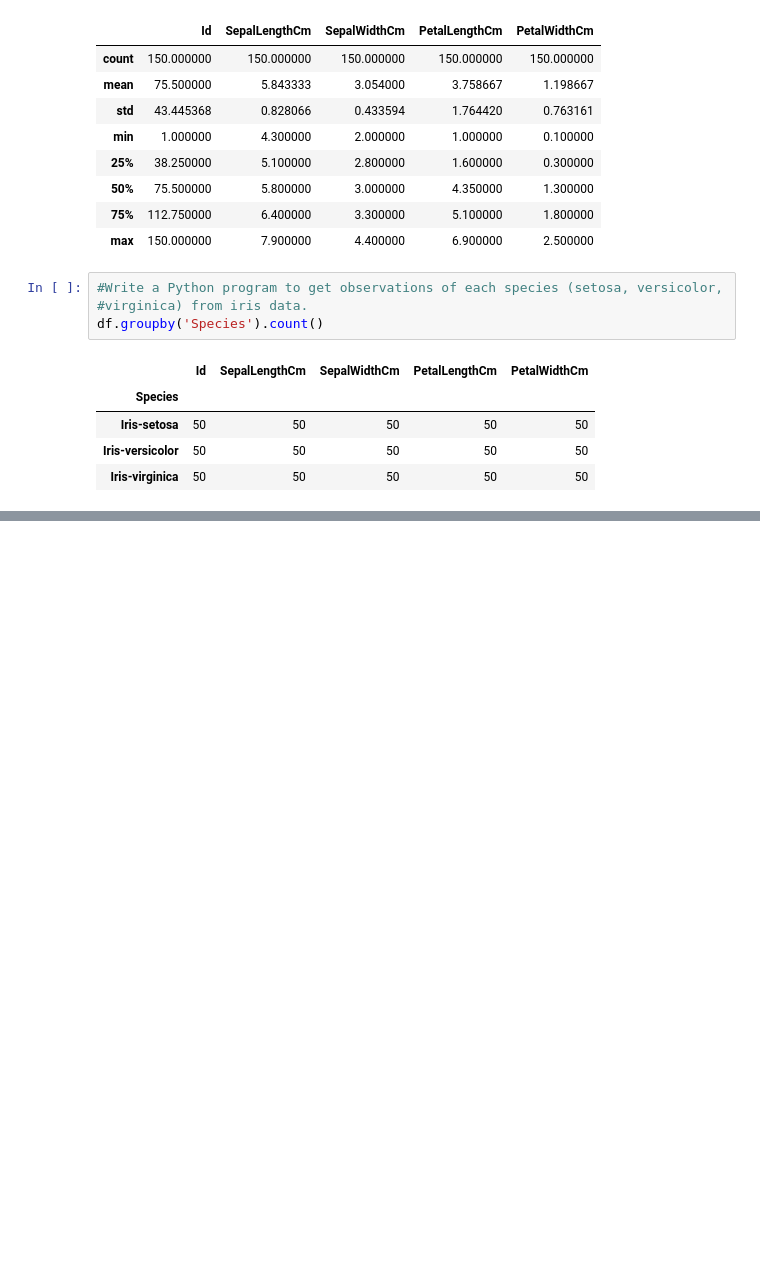
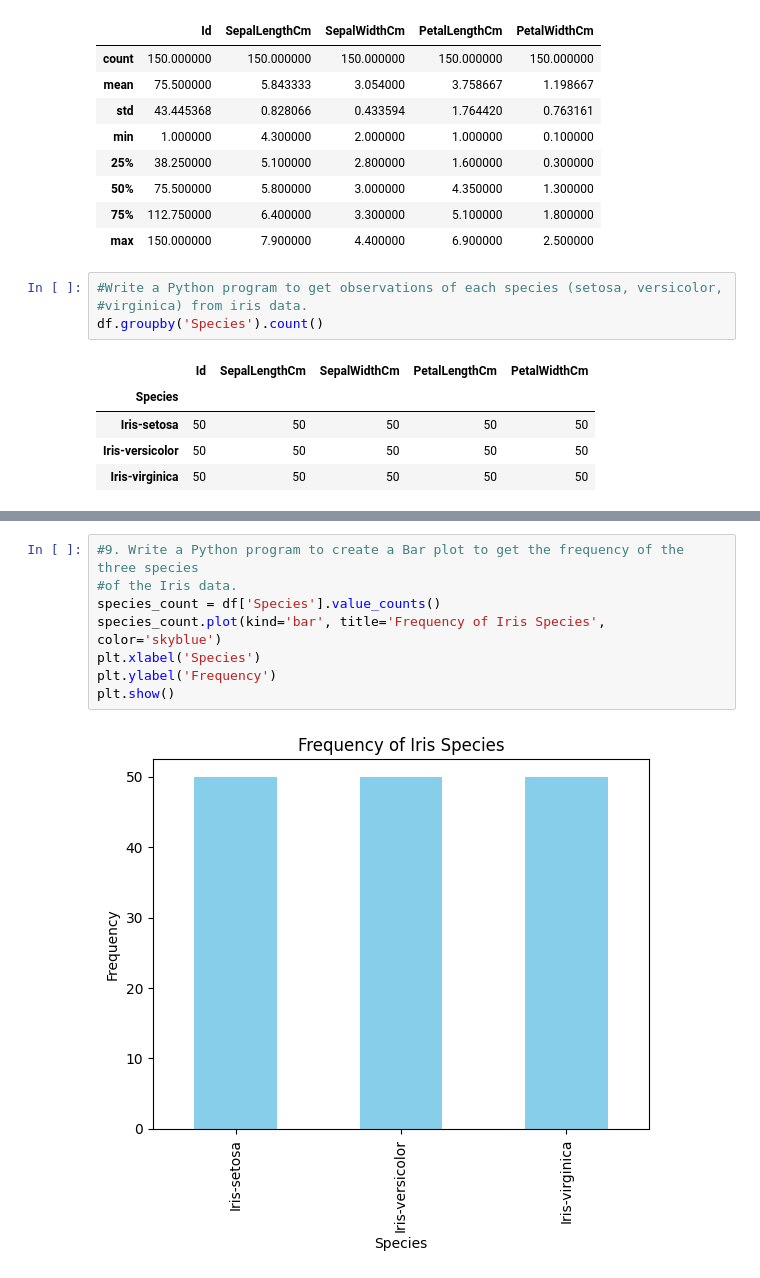
Before and after one commit to SHASHANK8412/IRIS, a Jupyter notebook: IRIS.ipynb, the cells around one changed output, grey strips where cells are left out. Saved outputs shown, nothing was run; the diff lists cells and outputs as text; blank space fills up the shorter version.

```diff
--- a/IRIS.ipynb
+++ b/IRIS.ipynb
@@ -95,0 +144,10 @@ df.groupby('Species').count()
+# %%
+#9. Write a Python program to create a Bar plot to get the frequency of the three species
+#of the Iris data.
+species_count = df['Species'].value_counts()
+species_count.plot(kind='bar', title='Frequency of Iris Species', color='skyblue')
+plt.xlabel('Species')
+plt.ylabel('Frequency')
+plt.show()
+# %% [output]
+[figure, added]
```
Also changed, not shown: parts of 8 cells of this notebook.
